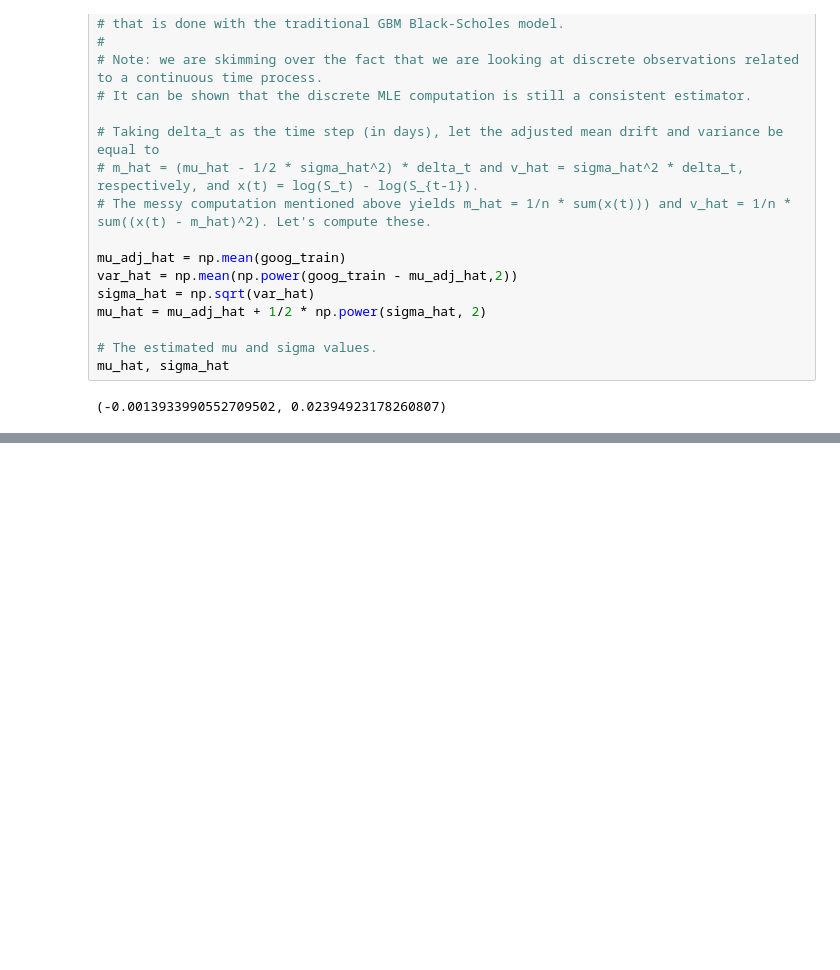
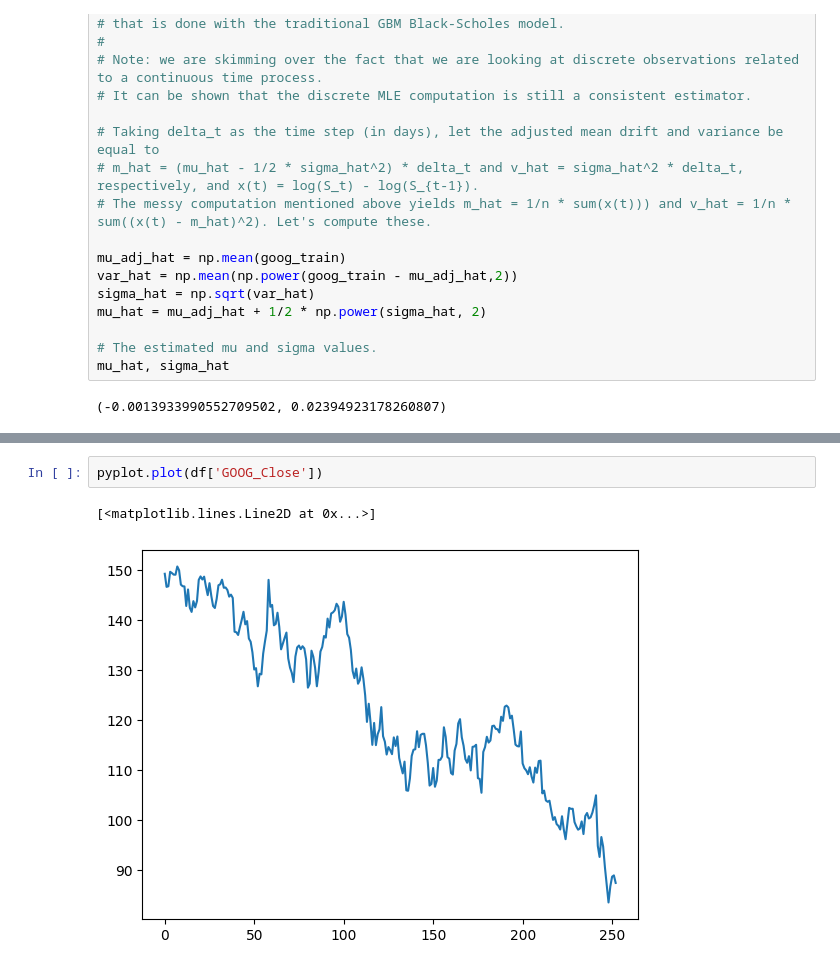
Before and after one commit to dakshsharma96/JumpDiffusionModeling, a Jupyter notebook: notebooks/fit_black_scholes.ipynb, the cells around one changed output, grey strips where cells are left out. Cells and saved outputs as stored; diff of their text form; blank space fills up the shorter version.

```diff
--- a/notebooks/fit_black_scholes.ipynb
+++ b/notebooks/fit_black_scholes.ipynb
@@ -70,0 +96,5 @@ mu_hat, sigma_hat
+# %%
+pyplot.plot(df['GOOG_Close'])
+# %% [output]
+[<matplotlib.lines.Line2D at 0x...>]
+[figure, added]
```
Also changed, not shown: parts of 4 cells of this notebook.
